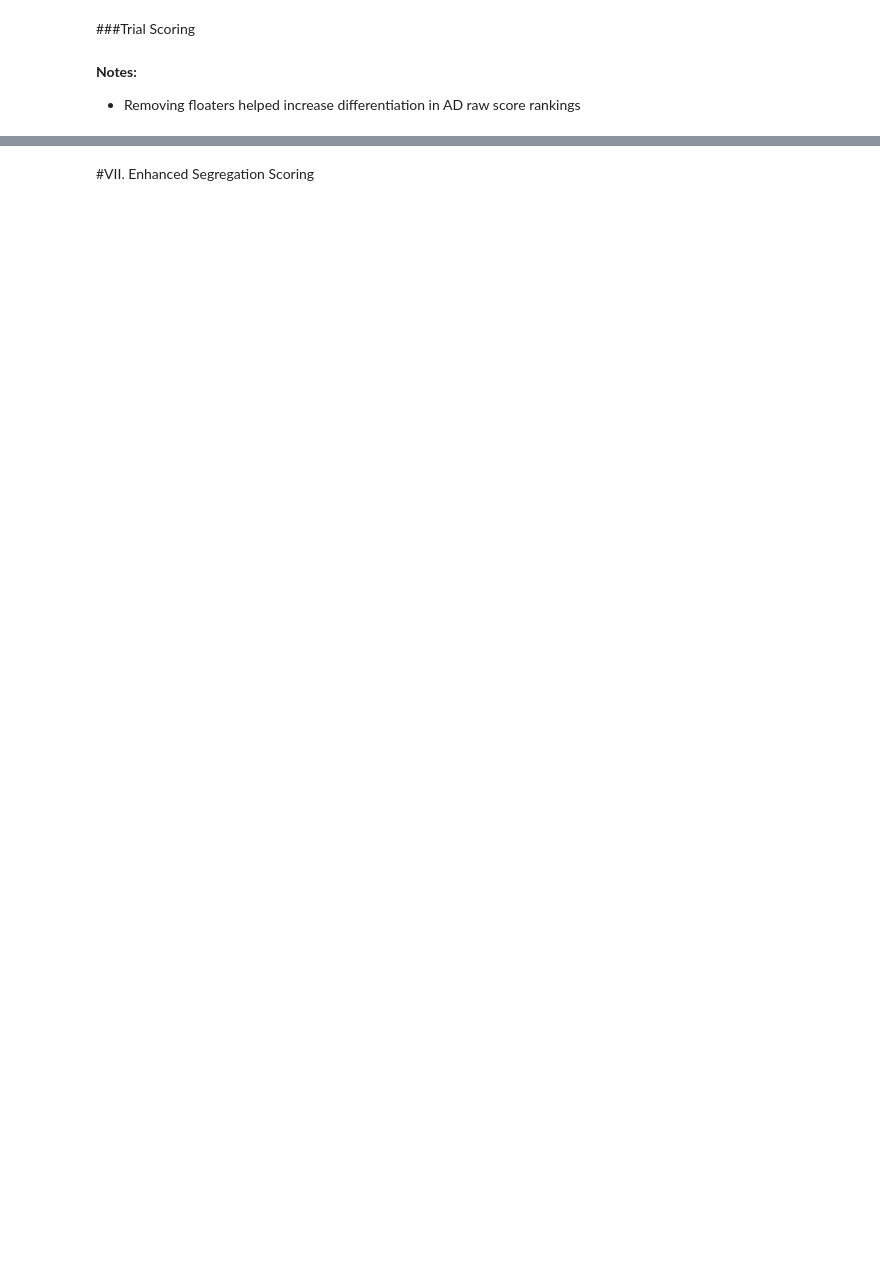
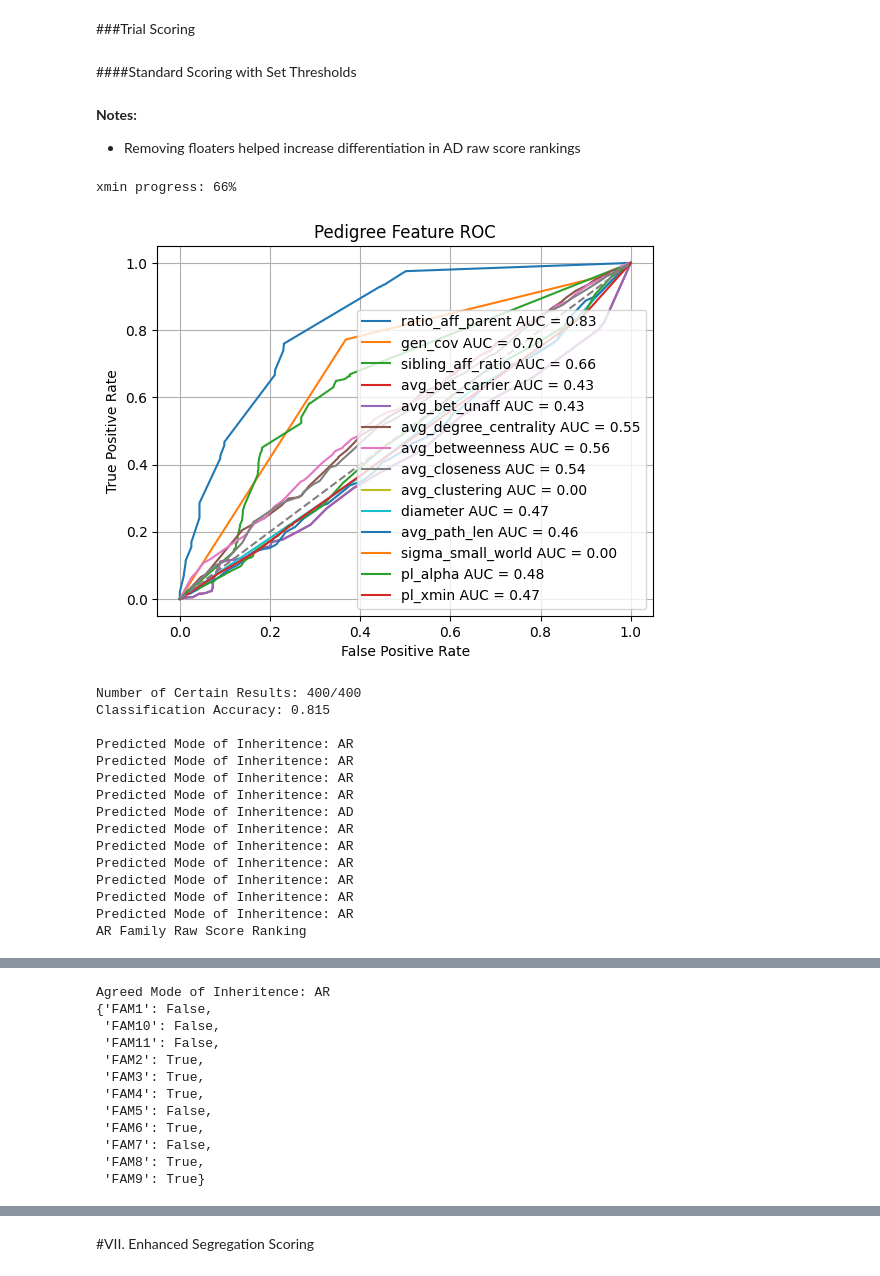
Before and after one commit to taylorngt/PedNet, a Jupyter notebook: SegregationScoring.ipynb, the cells around one changed output, grey strips where cells are left out. Saved outputs shown, nothing was run; the diff lists cells and outputs as text; code cells hidden in the pictures; blank space fills up the shorter version.

```diff
--- a/SegregationScoring.ipynb
+++ b/SegregationScoring.ipynb
@@ -976,15 +988,20 @@ def segregation_network_score(G, gt, mode='AD', w_edge=.6,w_gen=.2,w_bet=.2):
 
     # generation continuity
     gen_score= generation_continuity(G,gt,mode)
+    #Why are we reversing this for AR (wouldnt we also expect this to close to 1 for AR variants as well)???
+    #this pattern seems to apply more to phenotype patterns not genotype
+    # if mode=='AR':
+    #     gen_score= 1-gen_score
     gen_score= max(0,min(1,gen_score)) #ensures genscore within [0,1]
 
     # carrier betweenness
     phen = nx.get_node_attributes(G,'phenotype')
     cb = carrier_betweenness(G, gt, phen)
-    if cb:
-        bet_score= cb if mode=='AR' else 1-cb
-    else:
-        bet_score= 0 if mode=='AR' else 1
+    bet_score = cb
+    # if cb:
+    #     bet_score= cb if mode=='AR' else 1-cb
+    # else:
+    #     bet_score= 0 if mode=='AR' else 1
 
     return w_edge*edge_score+w_gen*gen_score+w_bet*bet_score
 
@@ -1085,0 +1124,3 @@ for family in range(family_num):
+# %%
+for family in AD_fam_data.keys():
+    plot_pedigree_tree(AD_fam_data[family]['PedGraph'], title= f'AD Family {family}')
@@ -1086,5 +1139,46 @@ for family in range(family_num):
 # %% [markdown]
 ###Trial Scoring
+# %% [markdown]
+####Standard Scoring with Set Thresholds
 # %% [markdown]
 **Notes:**
 *   Removing floaters helped increase differentiation in AD raw score rankings
+# %%
+inheritence_class_thresholds= get_scaled_thresholds(3)
+AR_fam_raw_score_df = pd.DataFrame(columns=AR_fam_data.keys())
+for family in AR_fam_data.keys():
+    AR_fam_data[family]['pred_mode'] = classify_pedigree(AR_fam_data[family]['PedGraph'],
+                                                         thresholds= inheritence_class_thresholds)
+    mode= AR_fam_data[family]['pred_mode']
+    _, AR_fam_data[family]['raw_seg_scores'] = scan_variants(G= AR_fam_data[family]['PedGraph'],
+                                                             vars_dict= AR_fam_data[family]['VarTable'],
+                                                             weights= (0.6, 0.2, 0.2),
+                                                             mode= mode if mode != 'Uncertain' else 'AD')
+    AR_fam_raw_score_df[family] = AR_fam_data[family]['raw_seg_scores']
+print('AR Family Raw Score Ranking')
+display(AR_fam_raw_score_df)
+agreed_AR_mode = mode_agreement(AR_fam_data)
+print(f'Agreed Mode of Inheritence: {agreed_AR_mode}')
+AR_fam_scoring_results = {}
+for family in AR_fam_data.keys():
+    top_var = max(AR_fam_data[family]['raw_seg_scores'], key=AR_fam_data[family]['raw_seg_scores'].get)
+    AR_fam_scoring_results[family] = True if top_var == 'chr1:100000_A>T' else False
+pprint(AR_fam_scoring_results)
+# %% [output]
+xmin progress: 66%
+[figure, added]
+Number of Certain Results: 400/400
+Classification Accuracy: 0.815
+
+Predicted Mode of Inheritence: AR
+Predicted Mode of Inheritence: AR
+Predicted Mode of Inheritence: AR
+Predicted Mode of Inheritence: AR
+Predicted Mode of Inheritence: AD
+Predicted Mode of Inheritence: AR
+Predicted Mode of Inheritence: AR
+Predicted Mode of Inheritence: AR
+Predicted Mode of Inheritence: AR
+Predicted Mode of Inheritence: AR
+Predicted Mode of Inheritence: AR
+AR Family Raw Score Ranking
@@ -1091,2 +1192,14 @@ for family in range(family_num):
+Agreed Mode of Inheritence: AR
+{'FAM1': False,
+ 'FAM10': False,
+ 'FAM11': False,
+ 'FAM2': True,
+ 'FAM3': True,
+ 'FAM4': True,
+ 'FAM5': False,
+ 'FAM6': True,
+ 'FAM7': False,
+ 'FAM8': True,
+ 'FAM9': True}
 # %%
 inheritence_class_thresholds= get_scaled_thresholds(3)
```
Also changed, not shown: parts of 26 cells of this notebook.
